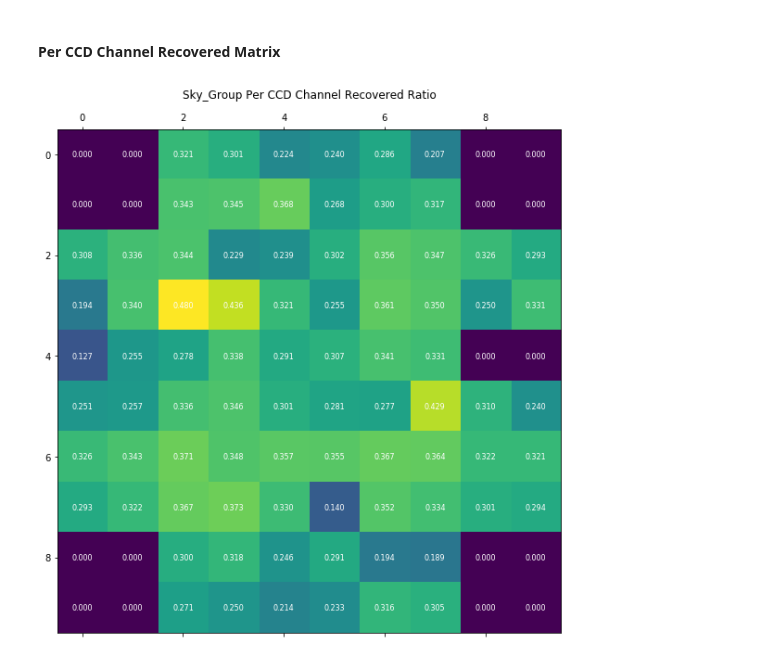
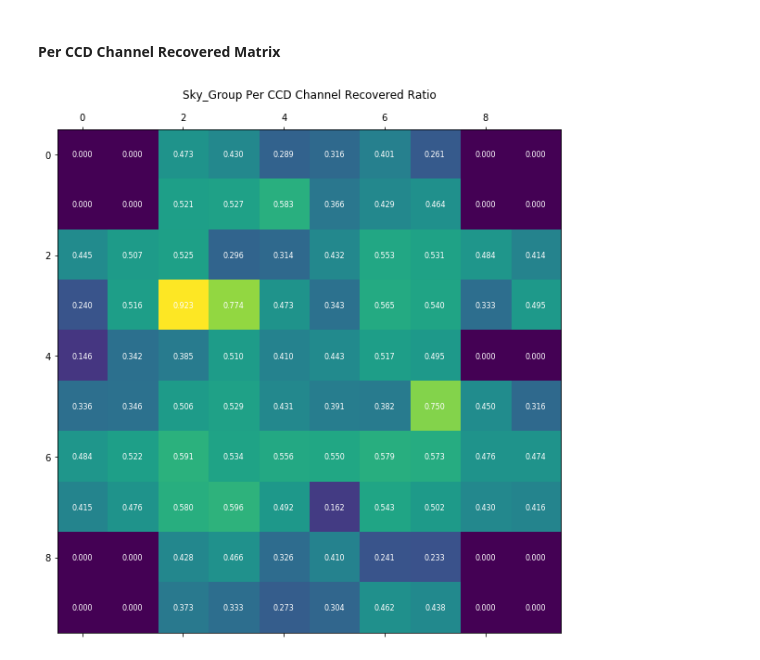
Before and after one commit to yutarochan/DS440, a Jupyter notebook: notebooks/EDA.ipynb, the cells around one changed output. Cells and saved outputs as stored; diff of their text form; code cells hidden in the pictures.

```diff
--- a/notebooks/EDA.ipynb
+++ b/notebooks/EDA.ipynb
@@ -483,23 +483,23 @@ plt.show()
 # %%
 rec_mat = [[0 for i in range(10)] for j in range(10)]
 
 rec_ratio = {}
 for x in df[df['Recovered'] != 2].groupby(['Sky_Group', 'Recovered']):
     if x[0][0] not in rec_ratio: rec_ratio[x[0][0]] = {}
     rec_ratio[x[0][0]][x[0][1]] = len(x[1])
 
 for idx in rec_ratio:
     cord = cord_map[idx]
-    ratio = rec_ratio[idx][1] / (rec_ratio[idx][0] + rec_ratio[idx][1])
+    ratio = rec_ratio[idx][1] / rec_ratio[idx][0]
     # print(idx, cord, ratio)
     rec_mat[cord[0]][cord[1]] = ratio
 
 fig, ax = plt.subplots(figsize=(10,10))
 ax.matshow(np.array(rec_mat))
 
 for (i, j), z in np.ndenumerate(np.array(rec_mat)):
     ax.text(j, i, '{:0.3f}'.format(z), ha='center', va='center', fontsize=8, color='w')
 plt.title('Sky_Group Per CCD Channel Recovered Ratio')
 plt.show()
 # %% [output]
-[figure, old version]
+[figure, new version]
```
Also changed, not shown: 1 other file.
